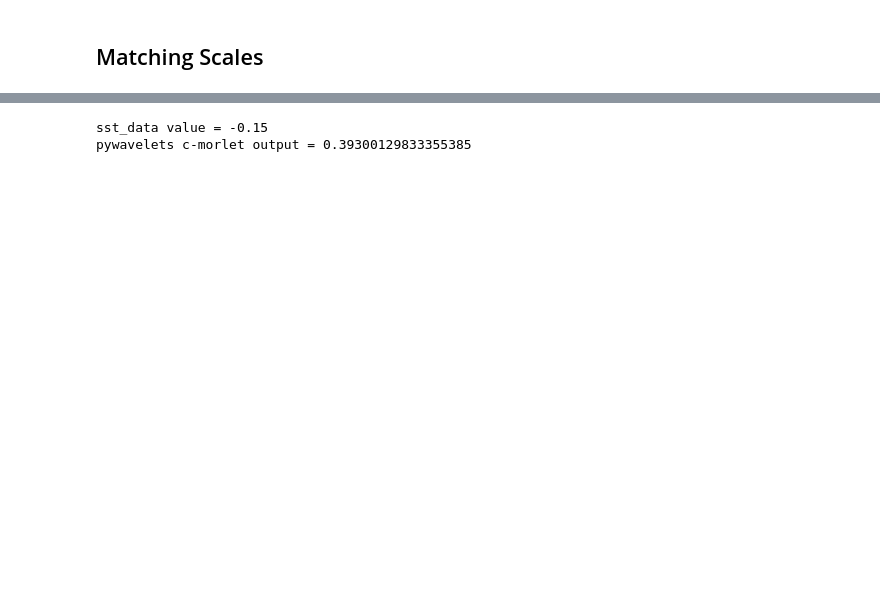
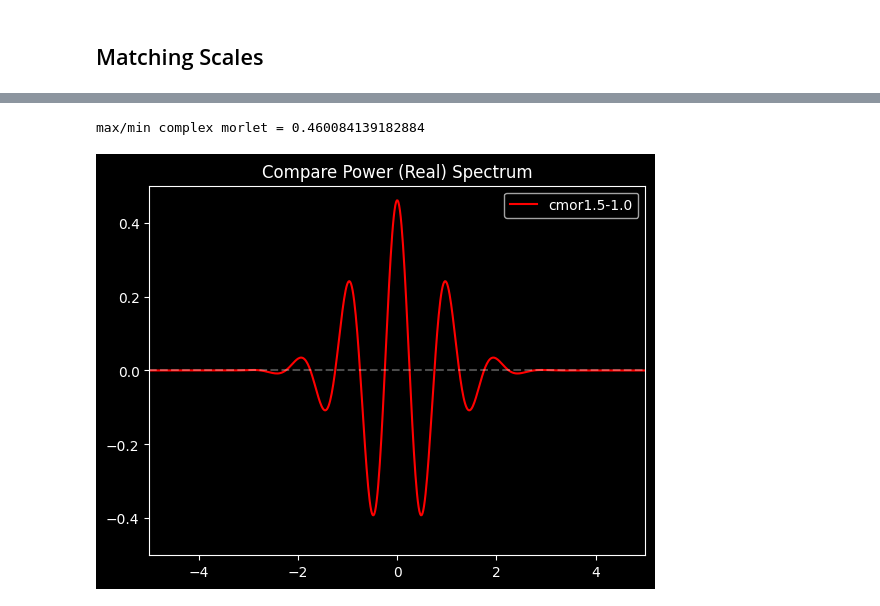
Before and after one commit to cyschneck/wavelet-tutorial, a Jupyter notebook: matching_scales.ipynb, the cells around one changed output, grey strips where cells are left out. Cells and saved outputs as stored; diff of their text form; code cells hidden in the pictures; blank space fills up the shorter version.

```diff
--- a/matching_scales.ipynb
+++ b/matching_scales.ipynb
@@ -88,33 +68,25 @@ y-axis (scale) be default is: 44
-# %%
-# cmorB-C
-# https://pywavelets.readthedocs.io/en/latest/ref/cwt.html#complex-morlet-wavelets
-# B = bandwidth
-# C = center frequency
-import math
-import cmath
-B = 1.5
-C = 1.0 # C * 2 * pi = approx 6 (morlet default)
-
-def complex_morlet_pywavelets(time_step):
-    part1 = np.power(math.pi*B, -1/4)
-    part2 = math.exp(-np.power(time_step, 2)/B)
-    part3 = cmath.exp(1j * 2 * math.pi * C * time_step)
-    return part1 * part2 * part3
-
-for time_step in sst_data:
-    print(f"sst_data value = {time_step}")
-    morlet_output = complex_morlet_pywavelets(time_step)
-    print(f"pywavelets c-morlet output = {np.real(morlet_output)}")
-    break
-
-# NCL
-# https://github.com/yyr/ncl/blob/a7d7f58d467db541157fc730a287547e9d521d5d/ni/src/lib/nfpfort/wavelet.f#L470C13-L470C55
-# norm = SQRT(2.D0*pi*scale1/dt)*(pi**(-0.25D0))
-##
-# Reference: Tables 1 & 2 in
-#            Torrence, C. and G. P. Compo, 1998: A Practical Guide to
-#            Wavelet Analysis. <I>Bull. Amer. Meteor. Soc.</I>, 79, 61-78.
-###
-# %% [output]
-sst_data value = -0.15
-pywavelets c-morlet output = 0.39300129833355385
+# %%
+# Best Approx Wavelet
+
+# cmorB-C
+# https://pywavelets.readthedocs.io/en/latest/ref/cwt.html#complex-morlet-wavelets
+# B = bandwidth
+# C = center frequency
+bandwidth = 1.5
+center_freq = 1.0 # C * 2 * pi = 1 * 2 * pi = approx 6 (morlet default)
+complex_morlet = f"cmor{bandwidth}-{center_freq}"
+[psi, x] = pywt.ContinuousWavelet(complex_morlet).wavefun(10)
+
+print(f"max/min complex morlet = {np.max(np.real(psi))}")
+
+fig, ax = plt.subplots()
+ax.plot(x, np.real(psi), label=complex_morlet, c="red")
+plt.title("Compare Power (Real) Spectrum")
+ax.axhline(0, linestyle='--', alpha=0.3)
+ax.set_xlim([-5, 5])
+ax.set_ylim([-0.5, 0.5])
+ax.legend()
+plt.show()
+# %% [output]
+max/min complex morlet = 0.460084139182884
+[figure, added]
```
Also changed, not shown: parts of 7 cells of this notebook.
